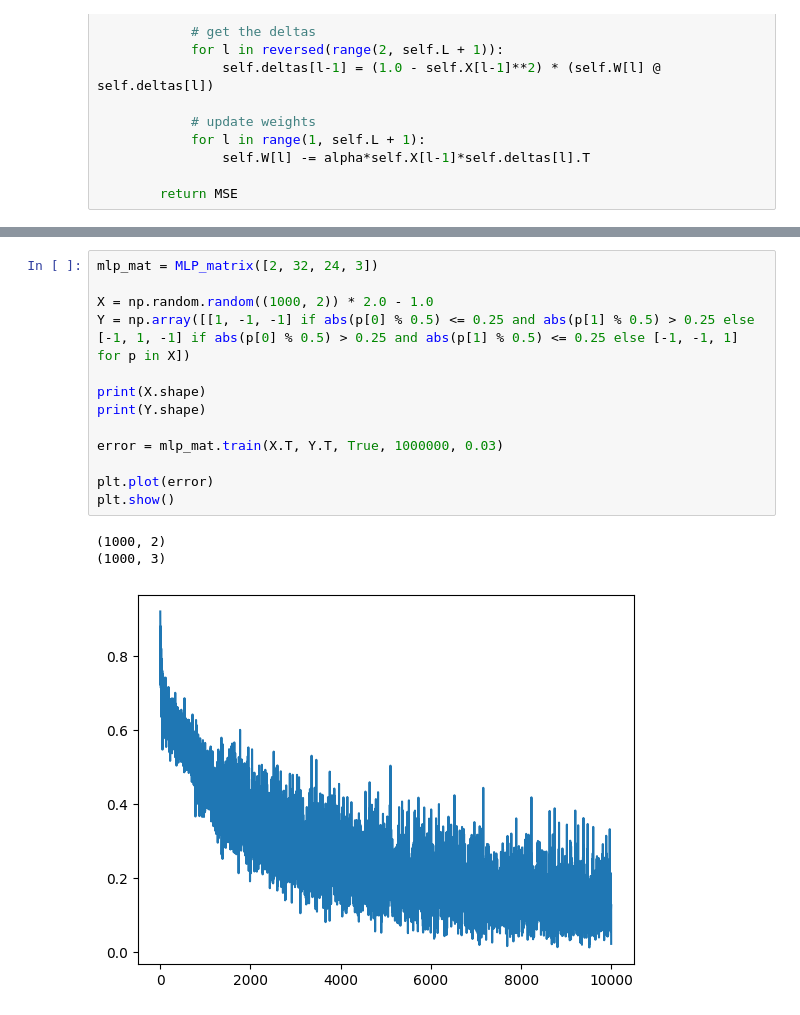
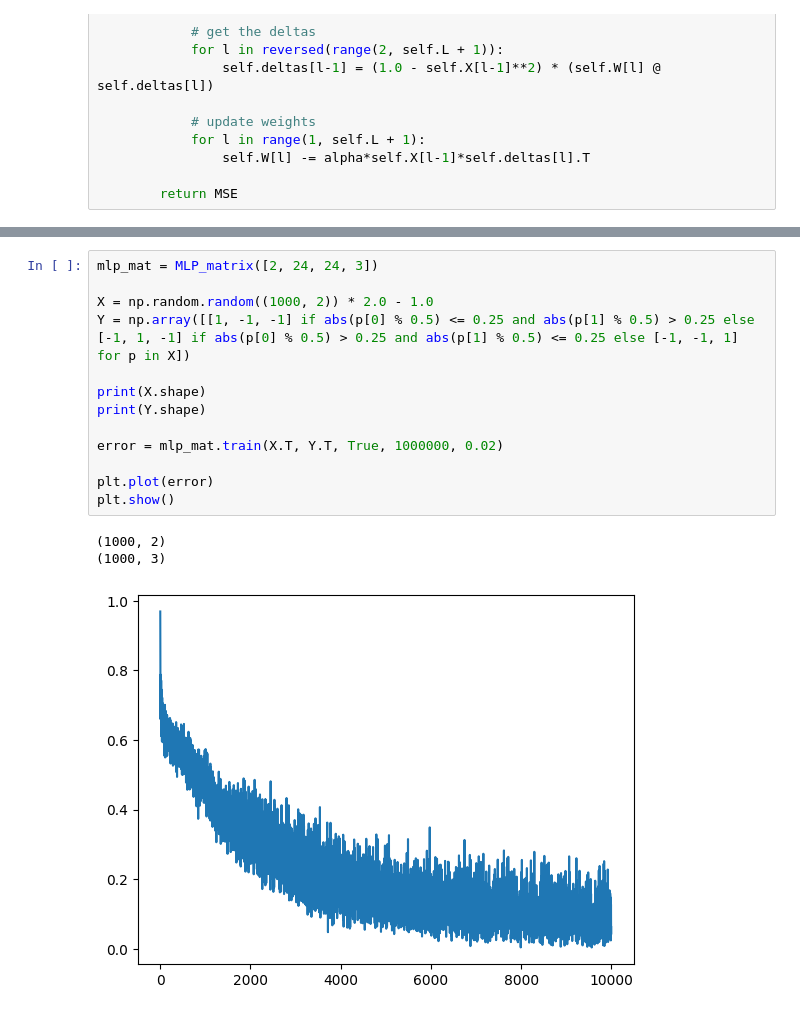
Before and after one commit to xaxam2001/Snake, a Jupyter notebook: python-test-folder/MLP.ipynb, the cells around one changed output, grey strips where cells are left out. Cells and saved outputs as stored; diff of their text form.

```diff
--- a/python-test-folder/MLP.ipynb
+++ b/python-test-folder/MLP.ipynb
@@ -374,17 +491,17 @@ plt.show()
 # %%
-mlp_mat = MLP_matrix([2, 32, 24, 3])
+mlp_mat = MLP_matrix([2, 24, 24, 3])
 
 X = np.random.random((1000, 2)) * 2.0 - 1.0
 Y = np.array([[1, -1, -1] if abs(p[0] % 0.5) <= 0.25 and abs(p[1] % 0.5) > 0.25 else [-1, 1, -1] if abs(p[0] % 0.5) > 0.25 and abs(p[1] % 0.5) <= 0.25 else [-1, -1, 1] for p in X])
 
 print(X.shape)
 print(Y.shape)
 
-error = mlp_mat.train(X.T, Y.T, True, 1000000, 0.03)
+error = mlp_mat.train(X.T, Y.T, True, 1000000, 0.02)
 
 plt.plot(error)
 plt.show()
 # %% [output]
 (1000, 2)
 (1000, 3)
-[figure, old version]
+[figure, new version]
```
Also changed, not shown: parts of 25 cells of this notebook, 2 other files.
